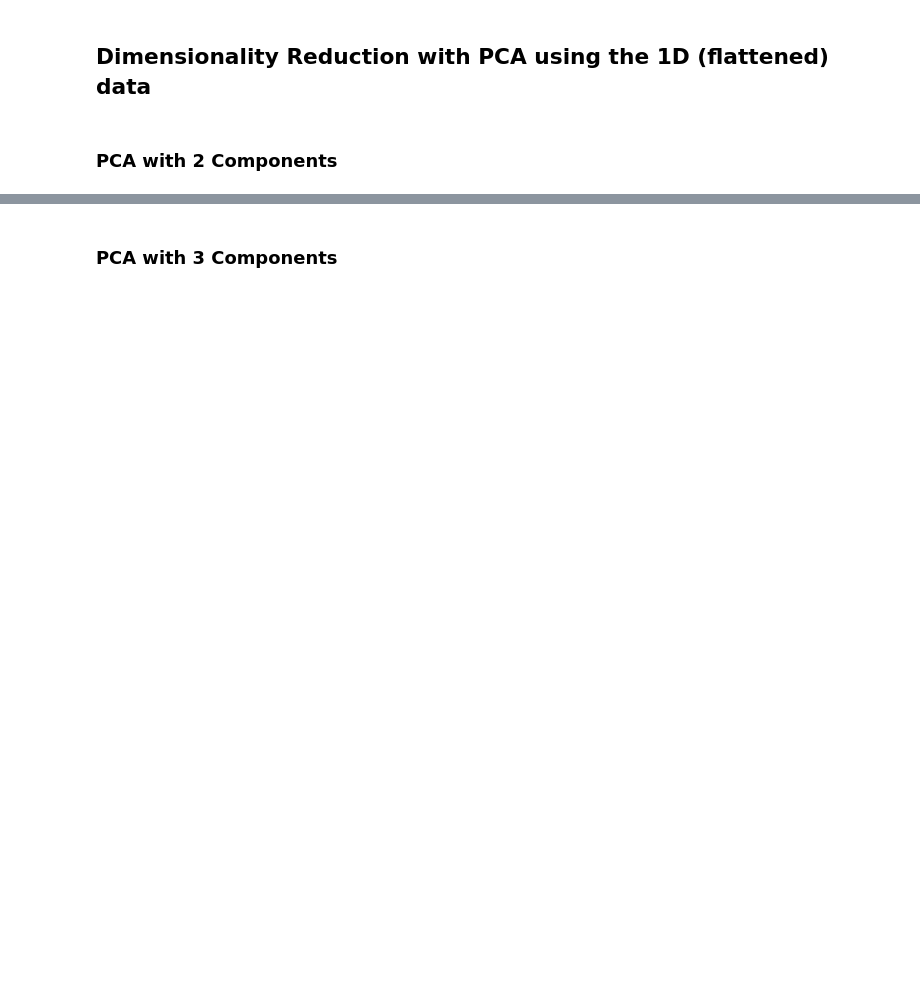
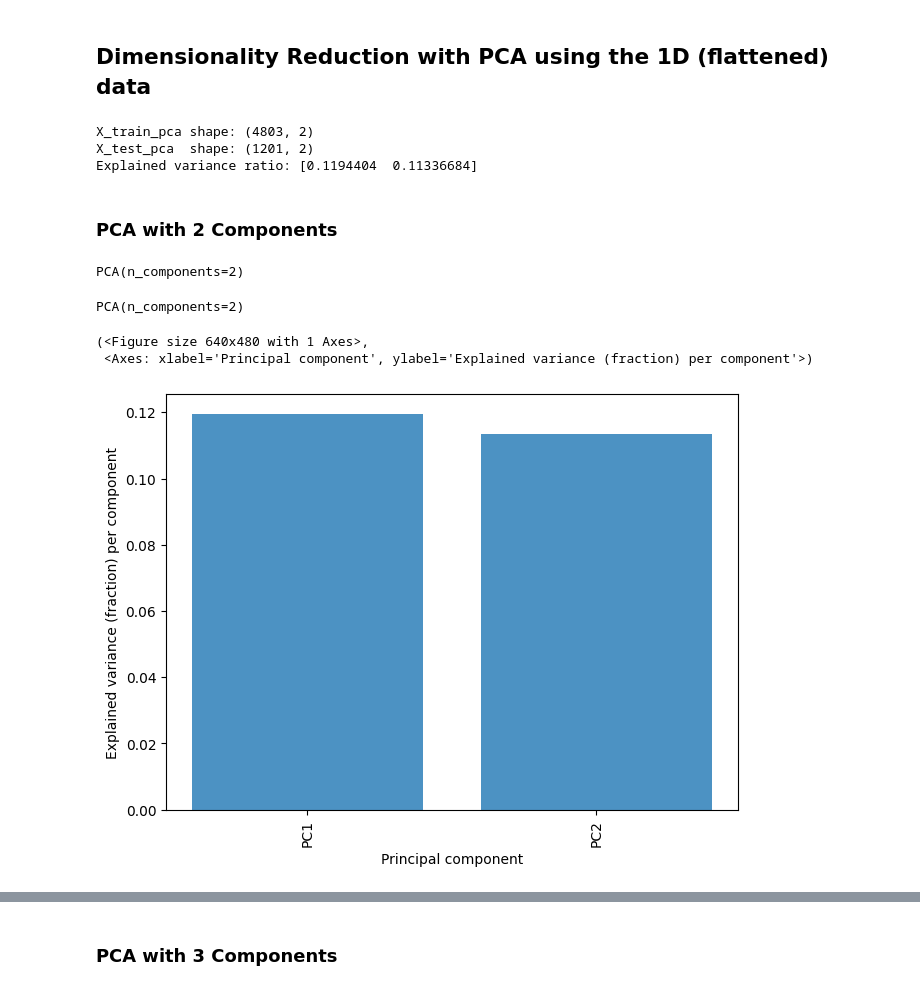
Before and after one commit to pelina2003/IoT_project, a Jupyter notebook: IoT-Course-AIoT-project-announcement-2025/aiot_project.ipynb, the cells around one changed output, grey strips where cells are left out. Saved outputs shown, nothing was run; the diff lists cells and outputs as text; code cells hidden in the pictures; blank space fills up the shorter version.

```diff
--- a/IoT-Course-AIoT-project-announcement-2025/aiot_project.ipynb
+++ b/IoT-Course-AIoT-project-announcement-2025/aiot_project.ipynb
@@ -75,3 +220,9 @@ Transform the list of DataFrames to NumPy array that contains the windows: (inst
 ## Flatten the 2D window instances
 
 Flatten the X NumPy array that contains the 2D window instances
+# %%
+# Flatten 2D windows to 1D feature vectors
+X_flat = X.reshape(X.shape[0], -1)   # now shape = (6004, 200*3 = 600)
+
+# Έλεγχος σχήματος
+print("X_flat shape:", X_flat.shape)
@@ -80,4 +233,11 @@ Flatten the X NumPy array that contains the 2D window instances
 # %%
 from sklearn.model_selection import train_test_split
 # %%
-X_train, X_test, y_train, y_test = train_test_split(X, y, test_size=0.20, shuffle=True, random_state=42)
+# 20% των windows στο test set, shuffle με fixed seed για αναπαραγωγιμότητα
+X_train, X_test, y_train, y_test = train_test_split(
+    X_flat, y,
+    test_size=0.20,
+    shuffle=True,
+    random_state=42,
+    stratify=y      # για να κρατήσουμε την αναλογία των κλάσεων
+)
@@ -85,3 +251,14 @@ X_train, X_test, y_train, y_test = train_test_split(X, y, test_size=0.20, shuffl
 ## Scaling
 # %%
 from sklearn.preprocessing import StandardScaler, MinMaxScaler
+# %%
+# Επιλέγουμε StandardScaler
+scaler = StandardScaler().fit(X_train)
+
+# Μετασχηματίζουμε train και test
+X_train_scaled = scaler.transform(X_train)
+X_test_scaled  = scaler.transform(X_test)
+
+print("After scaling:")
+print("Train:", X_train_scaled.shape)
+print("Test: ", X_test_scaled.shape)
@@ -92,10 +289,46 @@ from sklearn.preprocessing import StandardScaler, MinMaxScaler
 # %%
 # add transformers
 from sklearn.decomposition import PCA
+# %%
+# 1) Φτιάχνουμε το PCA με n_components από το config
+pca = PCA(n_components=config["PCA"]["n_comp"]).fit(X_train_scaled)
+
+# 2) Εφαρμόζουμε τον μετασχηματισμό
+X_train_pca = pca.transform(X_train_scaled)
+X_test_pca  = pca.transform(X_test_scaled)
+
+# 3) Έλεγχος σχημάτων
+print("X_train_pca shape:", X_train_pca.shape)  # → (4803, 2)
+print("X_test_pca  shape:", X_test_pca.shape)   # → (1201, 2)
+
+# 4) Προαιρετικά: τσεκάρουμε πόση διακύμανση «πιάνει» κάθε component
+print("Explained variance ratio:", pca.explained_variance_ratio_)
+# %% [output]
+X_train_pca shape: (4803, 2)
+X_test_pca  shape: (1201, 2)
+Explained variance ratio: [0.1194404  0.11336684]
 # %% [markdown]
 ### PCA with 2 Components
 # %%
-pca2d.fit(data)
+# PCA με 2 components
+from sklearn.decomposition import PCA
+
+pca2d = PCA(n_components=config["PCA"]["n_comp"])
+pca2d.fit(X_train_scaled)   # μαθαίνουμε το PCA στο train set
+# %% [output]
+PCA(n_components=2)
+# %%
+# PCA με 2 components
+from sklearn.decomposition import PCA
+
+pca2d = PCA(n_components=config["PCA"]["n_comp"])
+pca2d.fit(X_train_scaled)   # μαθαίνουμε το PCA στο train set
+# %% [output]
+PCA(n_components=2)
 # %%
-pca_explained_variance_bar(pca_object, alpha=0.8)
+pca_explained_variance_bar(pca, alpha=0.8)
+# %% [output]
+(<Figure size 640x480 with 1 Axes>,
+ <Axes: xlabel='Principal component', ylabel='Explained variance (fraction) per component'>)
+[figure, added]
 # %%
```
Also changed, not shown: parts of 19 cells of this notebook, 1 other file.
